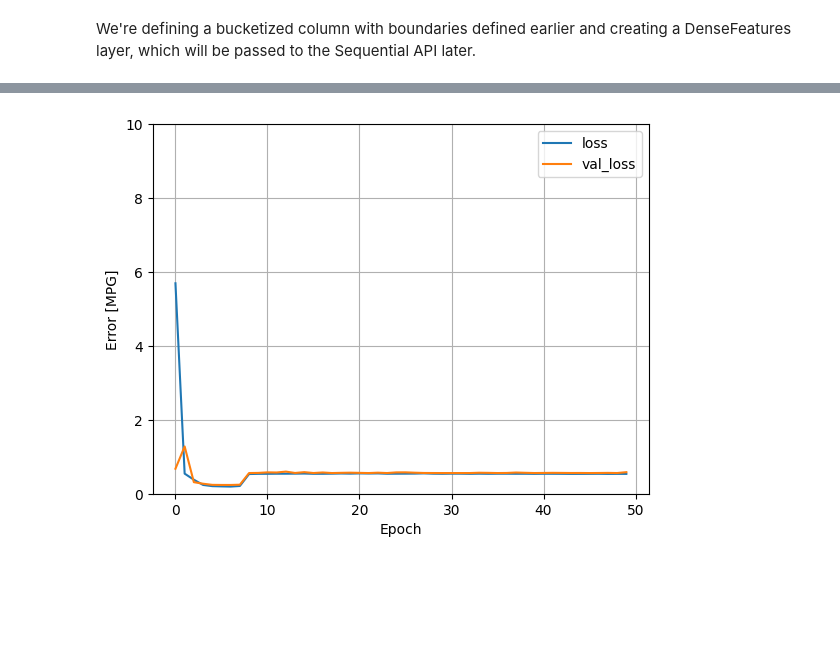
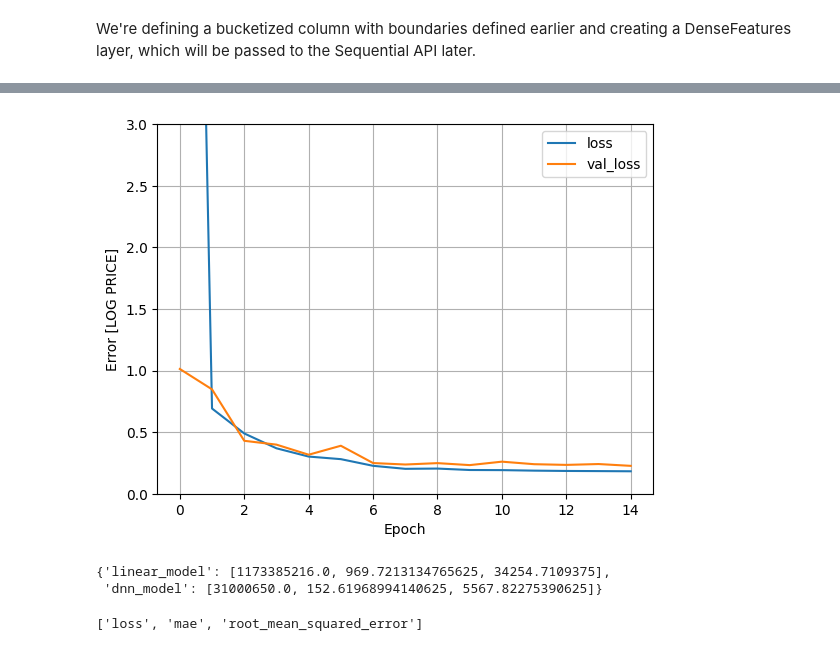
Before and after one commit to danielazamorah/ml-airbnb-pricing-mexico-city, a Jupyter notebook: nbs/02_training.ipynb, the cells around one changed output, grey strips where cells are left out. Saved outputs shown, nothing was run; the diff lists cells and outputs as text; code cells hidden in the pictures; blank space fills up the shorter version.

Commit message:
Training nb and script

```diff
--- a/nbs/02_training.ipynb
+++ b/nbs/02_training.ipynb
@@ -119,7 +121,7 @@ train_dataset_full.shape, test_dataset.shape
 train_features = train_dataset.copy()
 test_features = test_dataset.copy()
 
-train_labels = train_features.pop('log_price')
-test_labels = test_features.pop('log_price')
+train_label = train_features.pop('log_price')
+test_label = test_features.pop('log_price')
 # %%
 ##############
@@ -263,0 +262,12 @@ feature_layer=tf.keras.layers.DenseFeatures(tf.feature_column.indicator_column(c
+# %%
+rmse=tf.keras.metrics.RootMeanSquaredError()
+def plot_loss(history, ylim=20):
+  plt.plot(history.history['loss'], label='loss')
+  plt.plot(history.history['val_loss'], label='val_loss')
+  plt.ylim([0, ylim])
+  plt.xlabel('Epoch')
+  plt.ylabel('Error [LOG PRICE]')
+  plt.legend()
+  plt.grid(True)
+
+test_results = {}
@@ -327,9 +411,9 @@ Name: log_price, Length: 16458, dtype: float32
 # %%
 history = model.fit(
     train_features,
-    train_labels,
+    train_label,
     validation_split=0.2,
-    epochs=50,
+    epochs=15,
     batch_size=64,
-    verbose=2,
+    verbose=0,
 )
@@ -354,13 +420,4 @@ Epoch 50/50
 # %%
-def plot_loss(history):
-  plt.plot(history.history['loss'], label='loss')
-  plt.plot(history.history['val_loss'], label='val_loss')
-  plt.ylim([0, 10])
-  plt.xlabel('Epoch')
-  plt.ylabel('Error [MPG]')
-  plt.legend()
-  plt.grid(True)
-
-plot_loss(history)
+plot_loss(history, 3)
 # %% [output]
-[figure, old version]
+[figure, new version]
@@ -366,0 +427,9 @@ plot_loss(history)
+# %%
+test_results
+# %% [output]
+{'linear_model': [1173385216.0, 969.7213134765625, 34254.7109375],
+ 'dnn_model': [31000650.0, 152.61968994140625, 5567.82275390625]}
+# %%
+model.metrics_names
+# %% [output]
+['loss', 'mae', 'root_mean_squared_error']
```
Also changed, not shown: parts of 71 cells of this notebook, 1 other file.
